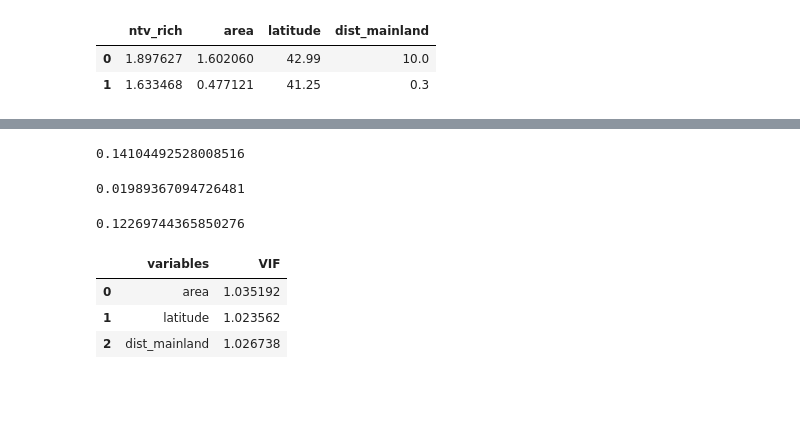
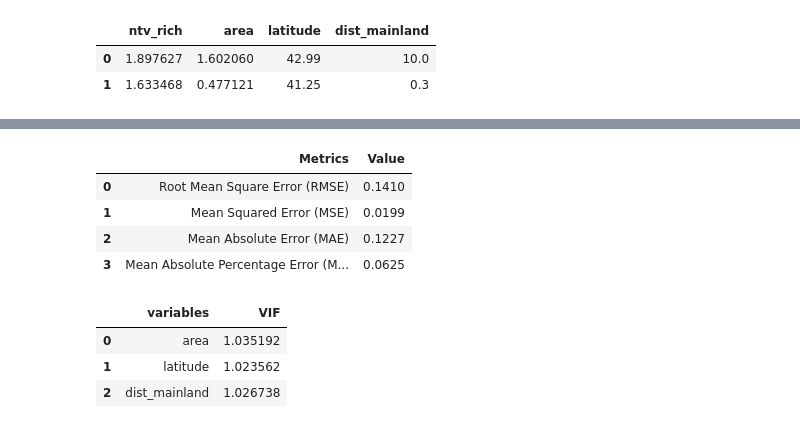
Before and after one commit to reneshbedre/binder_projects, a Jupyter notebook: MLR.ipynb, the cells around one changed output, grey strips where cells are left out. Cells and saved outputs as stored; diff of their text form; code cells hidden in the pictures; blank space fills up the shorter version.

```diff
--- a/MLR.ipynb
+++ b/MLR.ipynb
@@ -48,21 +48,16 @@ Notes:
 [1] Standard Errors assume that the covariance matrix of the errors is correctly specified.
 [2] The condition number is large, 1.36e+03. This might indicate that there are
 strong multicollinearity or other numerical problems.
-# %%
-# get Root Mean Square Error (RMSE)
-rmse(y, reg.predict(X))
-# %% [output]
-0.14104492528008516
-# %%
-# Mean squared error (MSE)
-np.mean(reg.resid**2)
-# %% [output]
-0.01989367094726481
-# %%
-# Mean absolute error (MAE)
-np.mean(np.abs(y-reg.predict(X)))
-# %% [output]
-0.12269744365850276
+# %%
+res= stat()
+res.reg_metric(y=np.array(y), yhat=np.array(reg.predict(X)), resid=np.array(reg.resid))
+res.reg_metric_df
+# %% [output]
+|  | Metrics | Value |
+| 0 | Root Mean Square Error (RMSE) | 0.1410 |
+| 1 | Mean Squared Error (MSE) | 0.0199 |
+| 2 | Mean Absolute Error (MAE) | 0.1227 |
+| 3 | Mean Absolute Percentage Error (M... | 0.0625 |
 # %%
 # Variance Inflation Factor (VIF)
 pd.DataFrame({'variables':X.columns[1:], 'VIF':[variance_inflation_factor(X.values, i+1) for i in range(len(X.columns[1:]))]})
```
Also changed, not shown: parts of 2 cells of this notebook, 1 other file.
